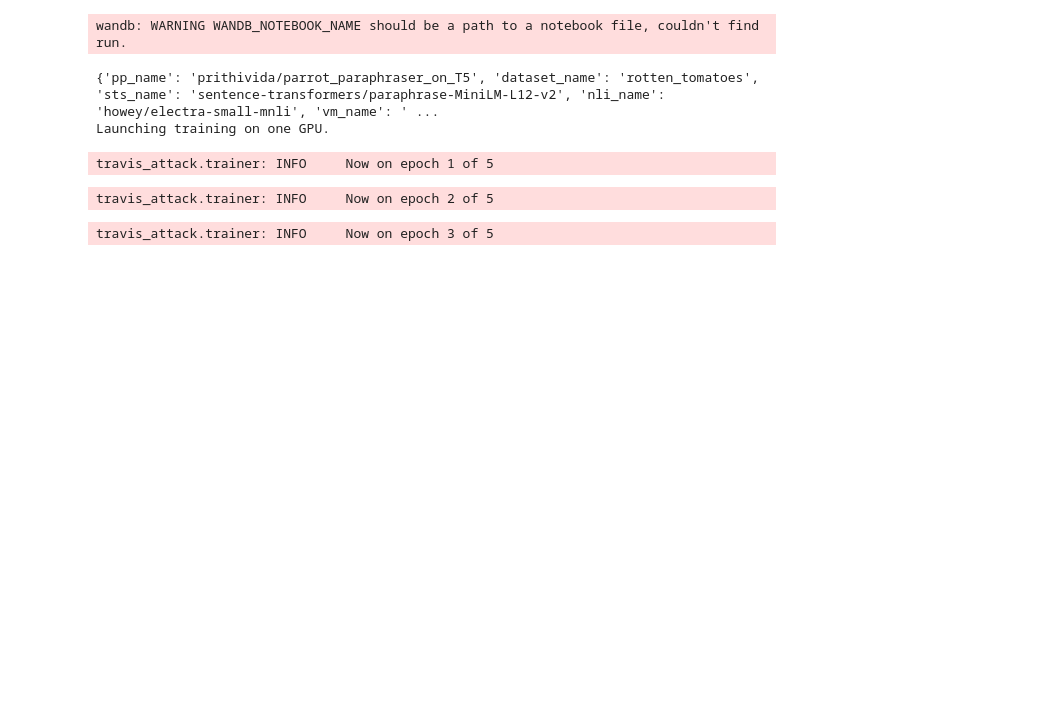
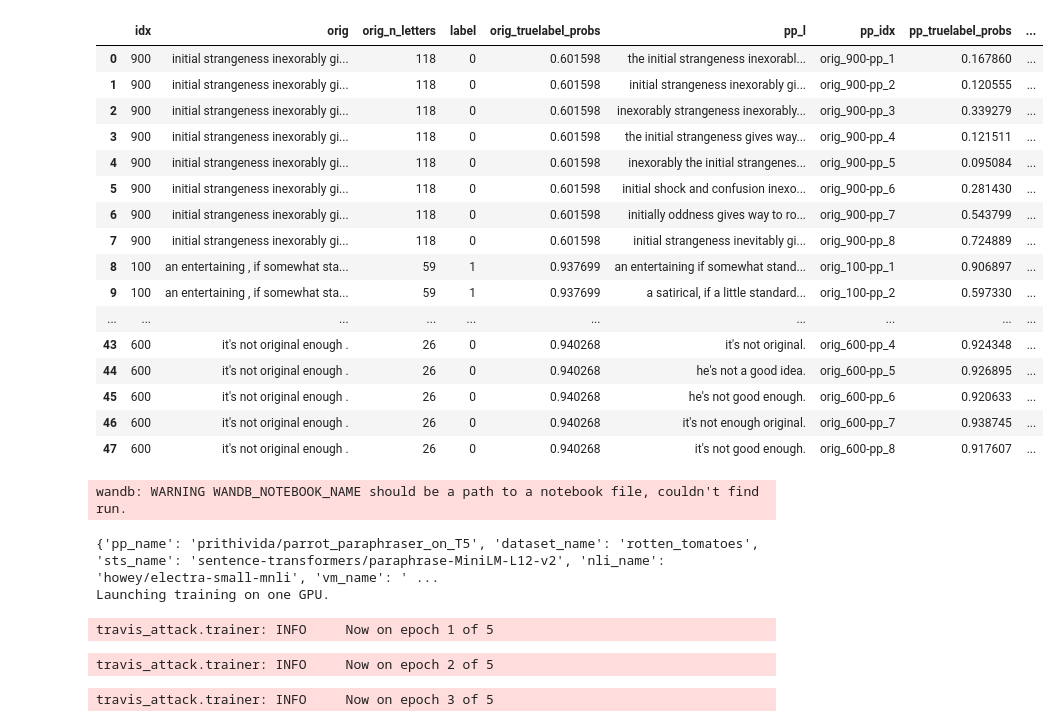
Before and after one commit to puzzler10/travis_attack, a Jupyter notebook: run.ipynb, the cells around one changed output. Saved outputs shown, nothing was run; the diff lists cells and outputs as text; code cells hidden in the pictures; blank space fills up the shorter version.

```diff
--- a/run.ipynb
+++ b/run.ipynb
@@ -57,3 +58,4 @@ setup_logging(cfg, disable_other_loggers=True)
 vm_tokenizer, vm_model, pp_tokenizer, pp_model, ref_pp_model, sts_model, nli_tokenizer, nli_model, cfg = prepare_models(cfg)
 optimizer = get_optimizer(cfg, pp_model)
 ds = ProcessedDataset(cfg, vm_tokenizer, vm_model, pp_tokenizer, sts_model, load_processed_from_file=False)
+cfg.wandb['mode'] = 'disabled'
@@ -61,0 +62,3 @@ travis_attack.data: INFO     Will load dataset rotten_tomatoes with use_small_ds
+# %%
+trainer = Trainer(cfg, vm_tokenizer, vm_model, pp_tokenizer, pp_model, ref_pp_model, sts_model, nli_tokenizer, nli_model, optimizer,
+                  ds, initial_eval=False, use_cpu=False)
@@ -62 +206,22 @@ travis_attack.data: INFO     Will load dataset rotten_tomatoes with use_small_ds
+# %%
+epoch=2
+df_expanded
+# %% [output]
+|  | idx | orig | orig_n_letters | label | orig_truelabel_probs | pp_l | pp_idx | pp_truelabel_probs | ... |
+| 0 | 900 | initial strangeness inexorably gi... | 118 | 0 | 0.601598 | the initial strangeness inexorabl... | orig_900-pp_1 | 0.167860 | ... |
+| 1 | 900 | initial strangeness inexorably gi... | 118 | 0 | 0.601598 | initial strangeness inexorably gi... | orig_900-pp_2 | 0.120555 | ... |
+| 2 | 900 | initial strangeness inexorably gi... | 118 | 0 | 0.601598 | inexorably strangeness inexorably... | orig_900-pp_3 | 0.339279 | ... |
+| 3 | 900 | initial strangeness inexorably gi... | 118 | 0 | 0.601598 | the initial strangeness gives way... | orig_900-pp_4 | 0.121511 | ... |
+| 4 | 900 | initial strangeness inexorably gi... | 118 | 0 | 0.601598 | inexorably the initial strangenes... | orig_900-pp_5 | 0.095084 | ... |
+| 5 | 900 | initial strangeness inexorably gi... | 118 | 0 | 0.601598 | initial shock and confusion inexo... | orig_900-pp_6 | 0.281430 | ... |
+| 6 | 900 | initial strangeness inexorably gi... | 118 | 0 | 0.601598 | initially oddness gives way to ro... | orig_900-pp_7 | 0.543799 | ... |
+| 7 | 900 | initial strangeness inexorably gi... | 118 | 0 | 0.601598 | initial strangeness inevitably gi... | orig_900-pp_8 | 0.724889 | ... |
+| 8 | 100 | an entertaining , if somewhat sta... | 59 | 1 | 0.937699 | an entertaining if somewhat stand... | orig_100-pp_1 | 0.906897 | ... |
+| 9 | 100 | an entertaining , if somewhat sta... | 59 | 1 | 0.937699 | a satirical, if a little standard... | orig_100-pp_2 | 0.597330 | ... |
+| ... | ... | ... | ... | ... | ... | ... | ... | ... | ... |
+| 43 | 600 | it's not original enough . | 26 | 0 | 0.940268 | it's not original. | orig_600-pp_4 | 0.924348 | ... |
+| 44 | 600 | it's not original enough . | 26 | 0 | 0.940268 | he's not a good idea. | orig_600-pp_5 | 0.926895 | ... |
+| 45 | 600 | it's not original enough . | 26 | 0 | 0.940268 | he's not good enough. | orig_600-pp_6 | 0.920633 | ... |
+| 46 | 600 | it's not original enough . | 26 | 0 | 0.940268 | it's not enough original. | orig_600-pp_7 | 0.938745 | ... |
+| 47 | 600 | it's not original enough . | 26 | 0 | 0.940268 | it's not good enough. | orig_600-pp_8 | 0.917607 | ... |
 # %%
```
Also changed, not shown: parts of 7 cells of this notebook, 22 other files.
